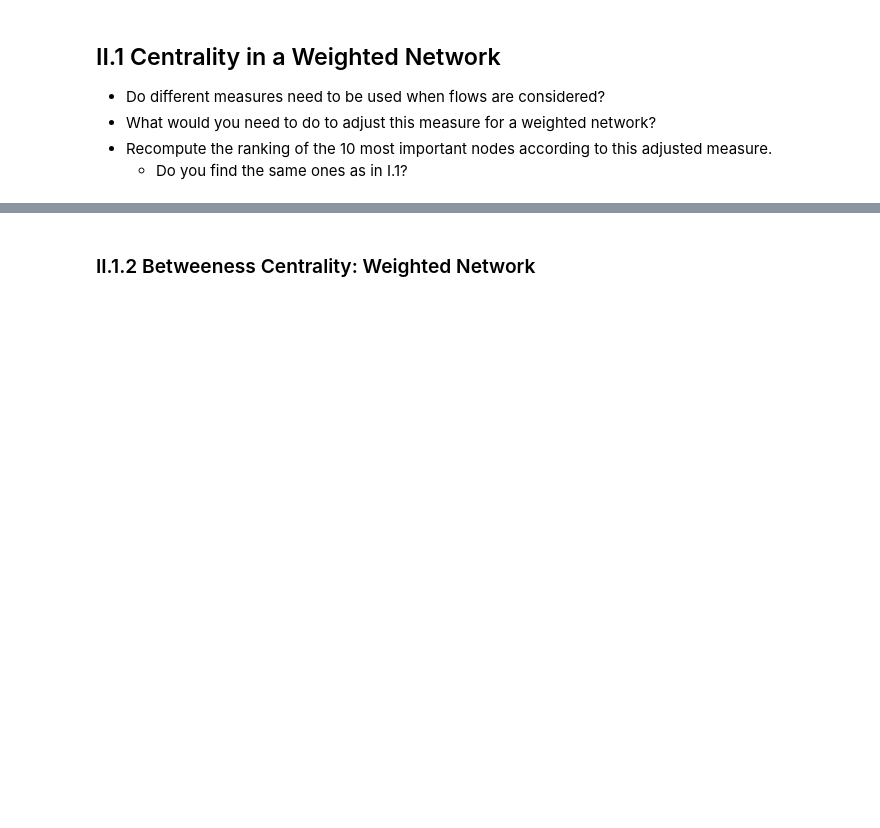
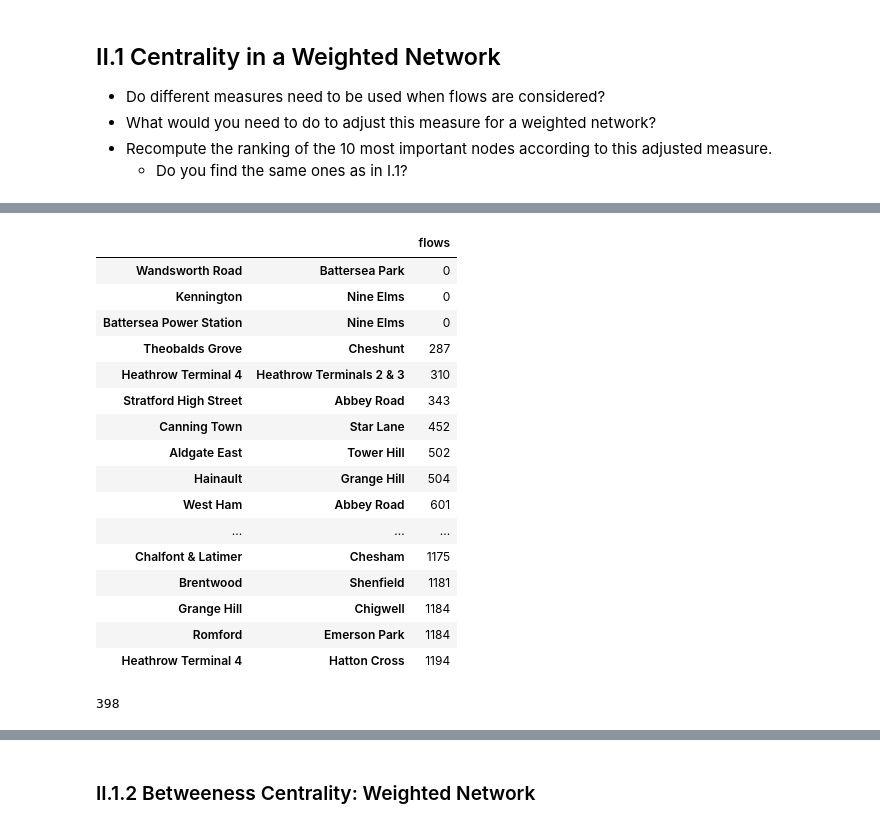
Before and after one commit to NikhilSDesai/UrbanSimulation, a Jupyter notebook: Final_Assessment.ipynb, the cells around one changed output, grey strips where cells are left out. Drawn from its saved outputs; the diff is of its cells as text; code cells hidden in the pictures; blank space fills up the shorter version.

Commit message:
Initial Code - Weighted Network Analysis

```diff
--- a/Final_Assessment.ipynb
+++ b/Final_Assessment.ipynb
@@ -1313,0 +1314,7 @@ In section II.3 we are asked to remove the top **3** nodes from the top performi
+# %%
+G_weighted = G.copy()
+
+# reminder of attributes
+edges = list(G_weighted.edges(data=True))[0:5]
+nodes = list(G_weighted.nodes(data=True))[0:5]
+edges
@@ -1313,0 +1357,36 @@ In section II.3 we are asked to remove the top **3** nodes from the top performi
+# %%
+# view data
+df = pd.DataFrame(index=G_weighted.edges())
+df["flows"] = pd.Series(nx.get_edge_attributes(G_weighted, "flows"))
+df_sorted = df.sort_values(["flows"], ascending=True)
+df_sorted[0:20]
+# %% [output]
+|  |  | flows |
+| Wandsworth Road | Battersea Park | 0 |
+| Kennington | Nine Elms | 0 |
+| Battersea Power Station | Nine Elms | 0 |
+| Theobalds Grove | Cheshunt | 287 |
+| Heathrow Terminal 4 | Heathrow Terminals 2 & 3 | 310 |
+| Stratford High Street | Abbey Road | 343 |
+| Canning Town | Star Lane | 452 |
+| Aldgate East | Tower Hill | 502 |
+| Hainault | Grange Hill | 504 |
+| West Ham | Abbey Road | 601 |
+| ... | ... | ... |
+| Chalfont & Latimer | Chesham | 1175 |
+| Brentwood | Shenfield | 1181 |
+| Grange Hill | Chigwell | 1184 |
+| Romford | Emerson Park | 1184 |
+| Heathrow Terminal 4 | Hatton Cross | 1194 |
+# %%
+# remove Wandsworth Road, Nine Elms, Battersea Power Station
+# nodes to be removed
+nodes_to_remove = ["Wandsworth Road", "Nine Elms", "Battersea Power Station"]
+
+# remove nodes
+G_weighted.remove_nodes_from(nodes_to_remove)
+
+# check (401 - 3 = 398 nodes)
+print(len(list(G_weighted.nodes)))
+# %% [output]
+398
```
Also changed, not shown: parts of 15 cells of this notebook.
